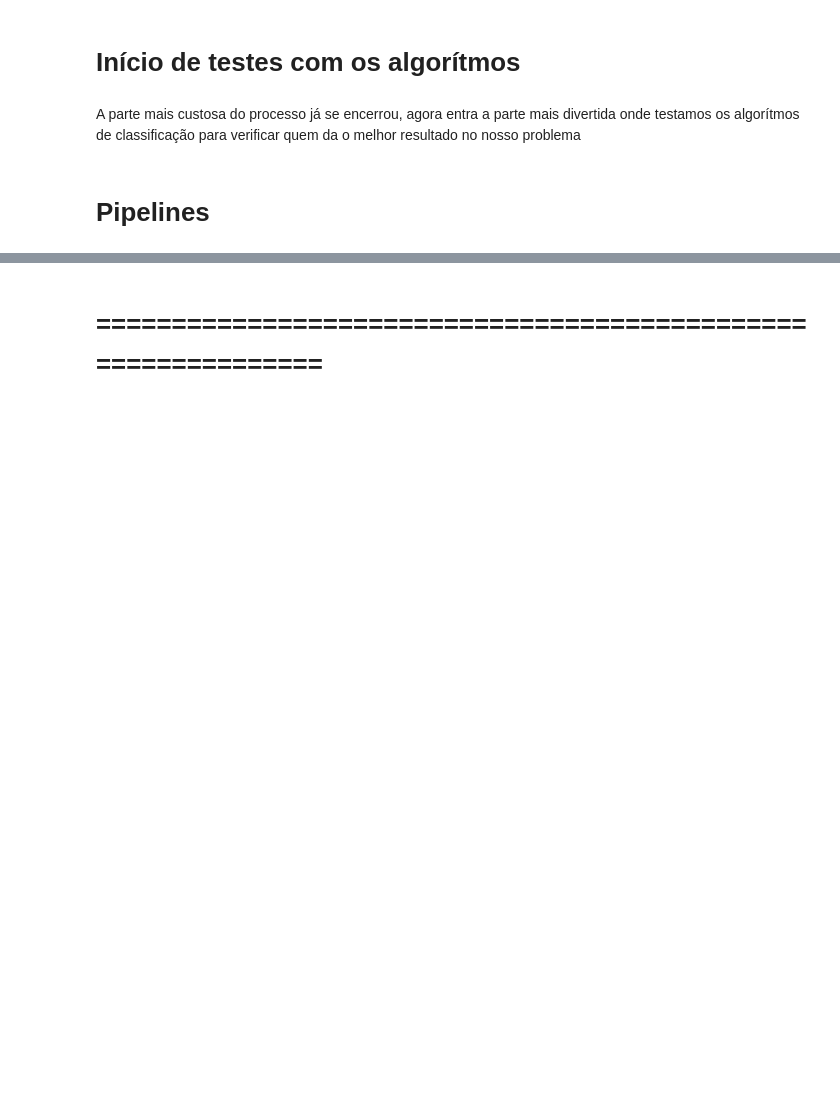
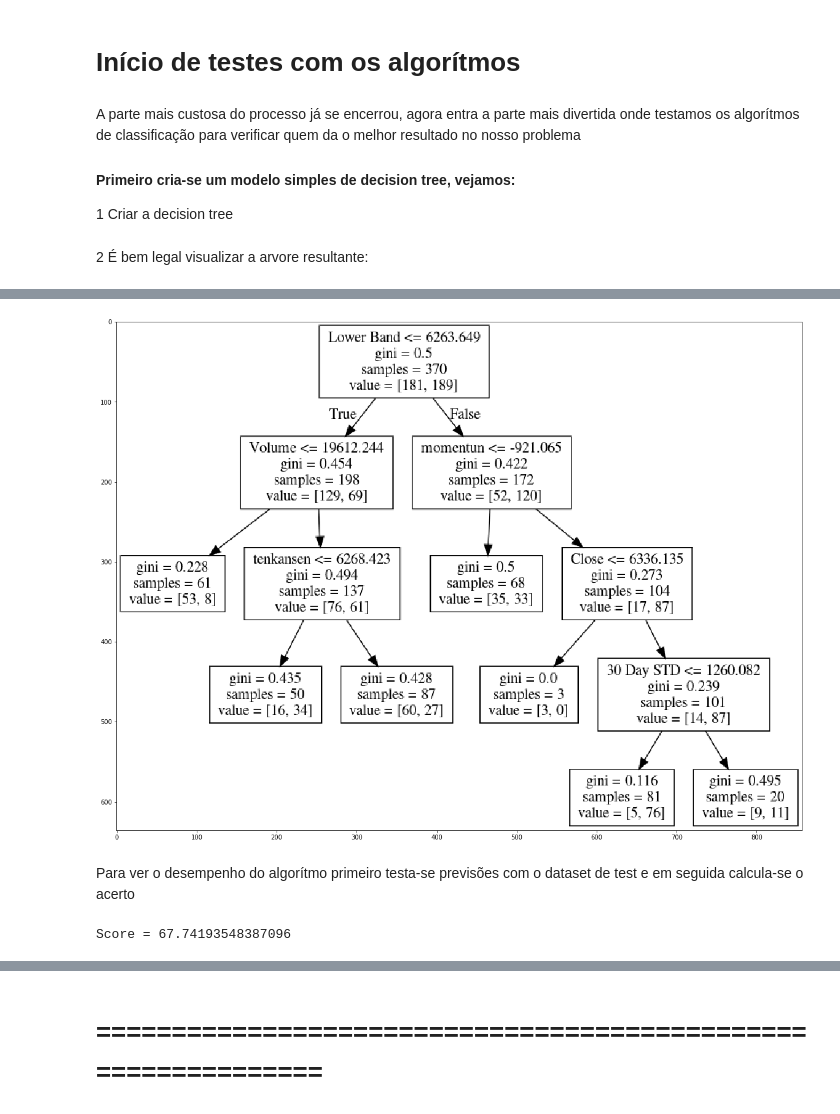
Before and after one commit to GabsGear/cpbr-2019-ktb, a Jupyter notebook: apre_jupyter/apresentacao.ipynb, the cells around one changed output, grey strips where cells are left out. Cells and saved outputs as stored; diff of their text form; code cells hidden in the pictures; blank space fills up the shorter version.

```diff
--- a/apre_jupyter/apresentacao.ipynb
+++ b/apre_jupyter/apresentacao.ipynb
@@ -524,5 +525,30 @@ y_test = test['target']
 # Início de testes com os algorítmos
 # %% [markdown]
 A parte mais custosa do processo já se encerrou, agora entra a parte mais divertida onde testamos os algorítmos de classificação para verificar quem da o melhor resultado no nosso problema
+
+#### Primeiro cria-se um modelo simples de decision tree, vejamos:
+
+1 Criar a decision tree
-# %% [markdown]
-# Pipelines
+# %%
+from sklearn.tree import DecisionTreeClassifier, export_graphviz
+
+tree = DecisionTreeClassifier(min_samples_split=100)
+dct = tree.fit(x_train, y_train)
+# %% [markdown]
+2 É bem legal visualizar a arvore resultante:
+# %%
+import pydotplus
+import io
+from scipy import misc
+
+def showTree(tree, features, path):
+    file=io.StringIO()
+    export_graphviz(tree, out_file=file, feature_names=features)
+    pydotplus.graph_from_dot_data(file.getvalue()).write_png(path)
+    img = misc.imread(path)
+    plt.rcParams["figure.figsize"] = (20, 20)
+    plt.imshow(img)
+# %%
+%%time
+showTree(dct, features, 'minhaprimeiradct.png')
+# %% [output]
@@ -528,0 +557,11 @@ A parte mais custosa do processo já se encerrou, agora entra a parte mais diver
+[figure, added]
+# %% [markdown]
+Para ver o desempenho do algorítmo primeiro testa-se previsões com o dataset de test e em seguida calcula-se o acerto
+# %%
+from sklearn.metrics import accuracy_score
+
+y_pred = tree.predict(x_test)
+score = accuracy_score(y_test, y_pred)*100
+print('Score = {}'.format(score))
+# %% [output]
+Score = 67.74193548387096
```
Also changed, not shown: parts of 18 cells of this notebook, 1 other file.
